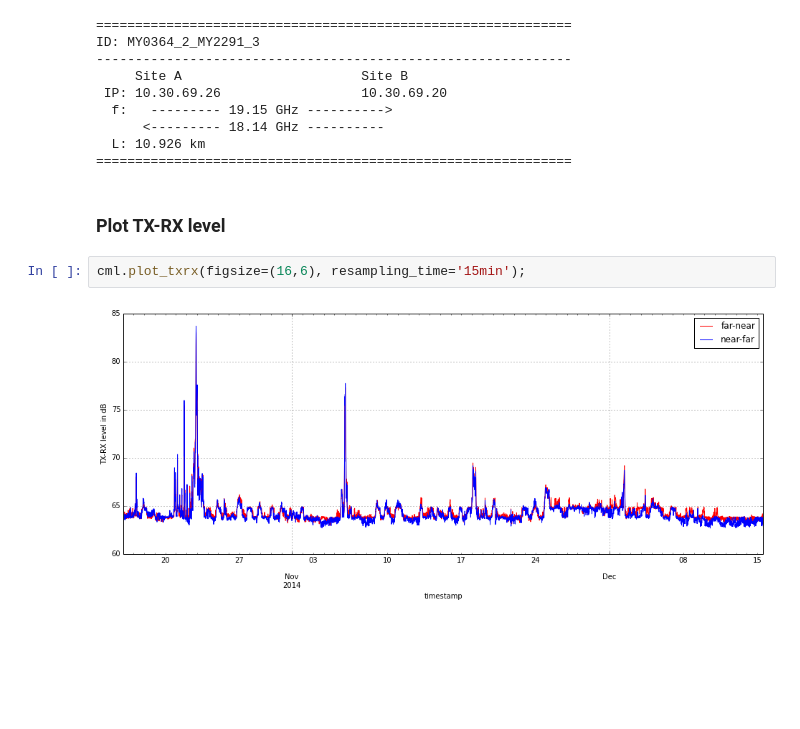
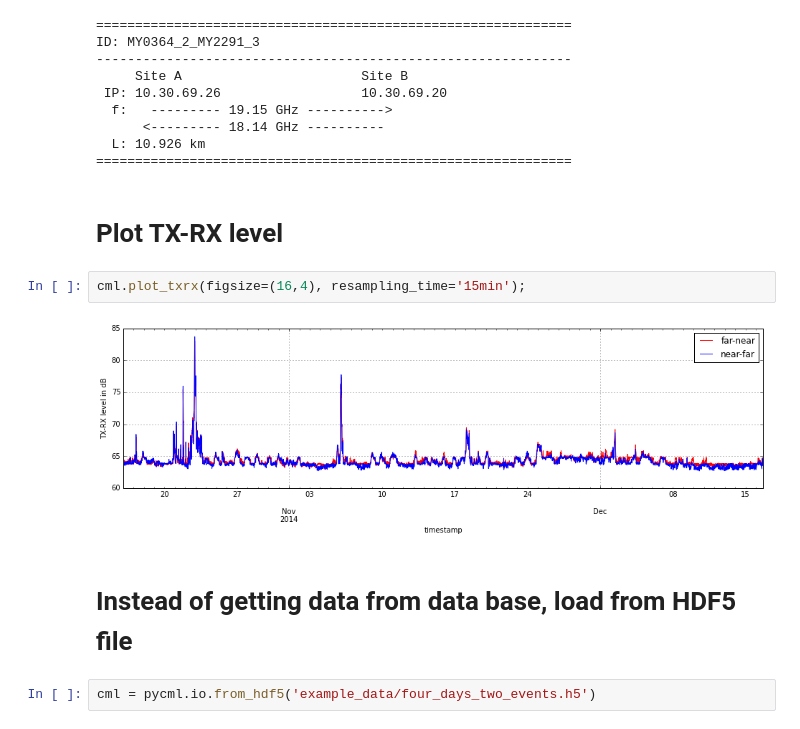
Before and after one commit to pycomlink/pycomlink, a Jupyter notebook: notebooks/example_workflow.ipynb, the cells around one changed output. Saved outputs shown, nothing was run; the diff lists cells and outputs as text; blank space fills up the shorter version.

Commit message:
Updated notebook for example workflow and added HDF5 MW link data

```diff
--- a/notebooks/example_workflow.ipynb
+++ b/notebooks/example_workflow.ipynb
@@ -27,8 +44,12 @@ ID: MY0364_2_MY2291_3
   L: 10.926 km
 =============================================================
 # %% [markdown]
-### Plot TX-RX level
+# Plot TX-RX level
 # %%
-cml.plot_txrx(figsize=(16,6), resampling_time='15min');
+cml.plot_txrx(figsize=(16,4), resampling_time='15min');
 # %% [output]
-[figure, old version]
+[figure, new version]
+# %% [markdown]
+# Instead of getting data from data base, load from HDF5 file
+# %%
+cml = pycml.io.from_hdf5('example_data/four_days_two_events.h5')
```
Also changed, not shown: parts of 13 cells of this notebook, 1 other file.
